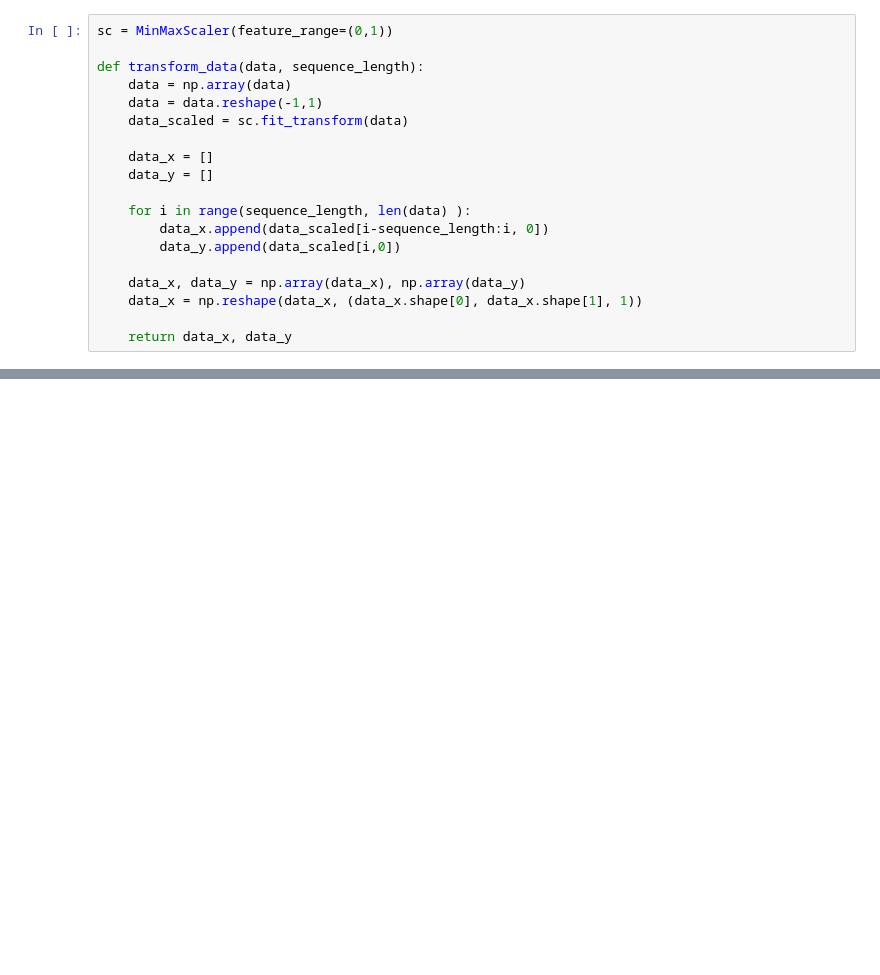
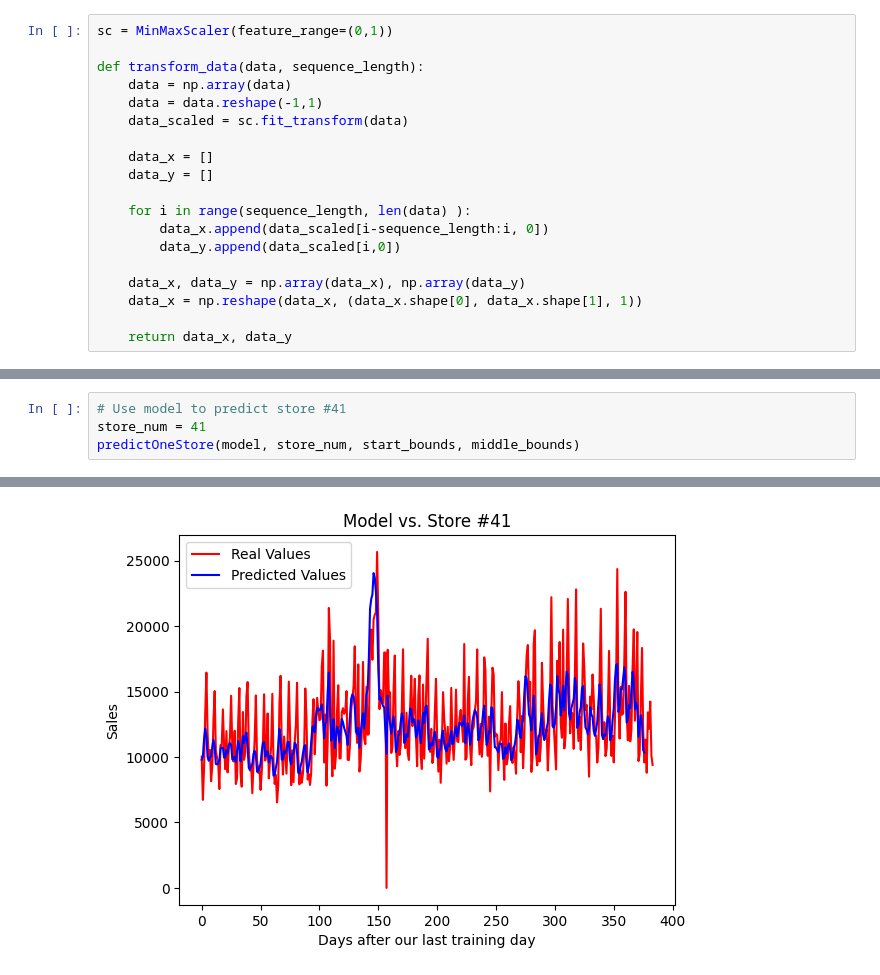
Before and after one commit to DylanDBurke26/CSE404-Group11, a Jupyter notebook: bilal_model.ipynb, the cells around one changed output, grey strips where cells are left out. Drawn from its saved outputs; the diff is of its cells as text; blank space fills up the shorter version.

```diff
--- a/bilal_model.ipynb
+++ b/bilal_model.ipynb
@@ -257,0 +198,5 @@ plot(test_data, abs(pred), title)
+# %%
+# Use model to predict store #41
+store_num = 41
+predictOneStore(model, store_num, start_bounds, middle_bounds)
+# %% [output]
@@ -257,0 +204 @@ plot(test_data, abs(pred), title)
+[figure, added]
```
Also changed, not shown: parts of 24 cells of this notebook.
